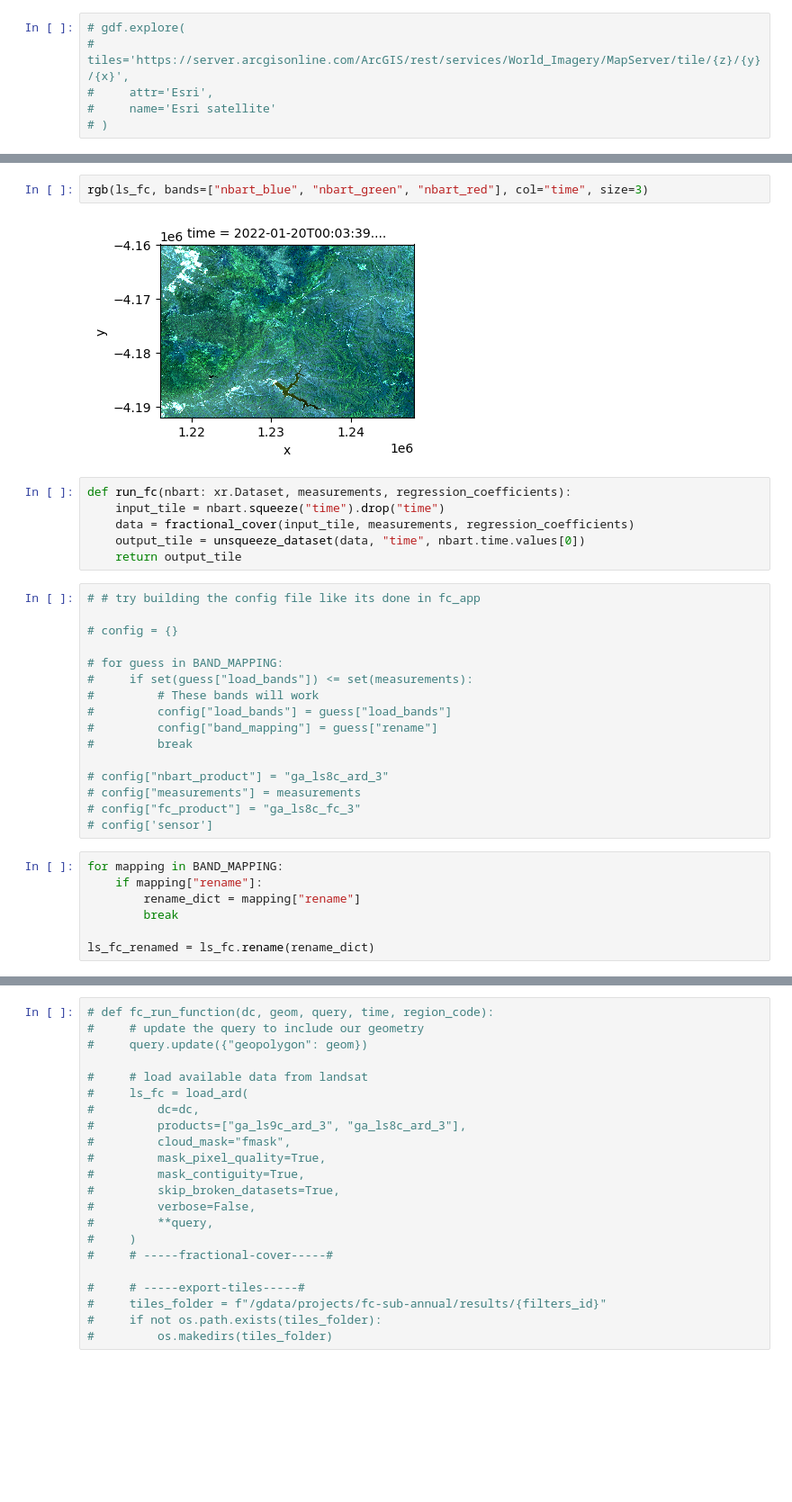
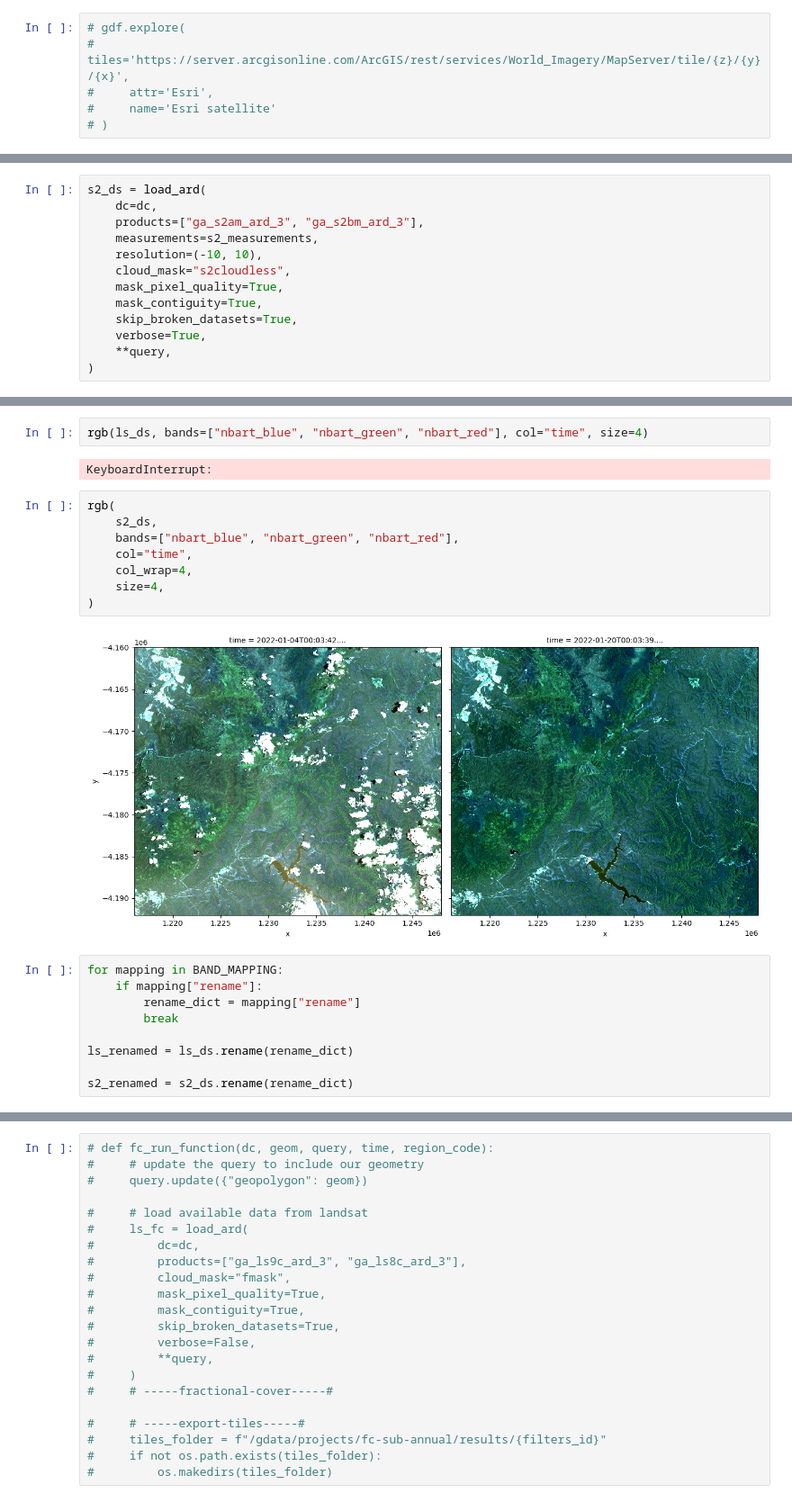
Before and after one commit to jennaguffogg/fc-sub-annual, a Jupyter notebook: notebooks/fc-landsat-exploration.ipynb, the cells around one changed output, grey strips where cells are left out. Shown at 90% size. Drawn from its saved outputs; the diff is of its cells as text; blank space fills up the shorter version.

```diff
--- a/notebooks/fc-landsat-exploration.ipynb
+++ b/notebooks/fc-landsat-exploration.ipynb
@@ -249,0 +251,13 @@ Returning 1 time steps as a dask array
+# %%
+s2_ds = load_ard(
+    dc=dc,
+    products=["ga_s2am_ard_3", "ga_s2bm_ard_3"],
+    measurements=s2_measurements,
+    resolution=(-10, 10),
+    cloud_mask="s2cloudless",
+    mask_pixel_quality=True,
+    mask_contiguity=True,
+    skip_broken_datasets=True,
+    verbose=True,
+    **query,
+)
@@ -349,35 +370,25 @@ EPSG:3577
 grid_mapping :
 spatial_ref
 # %%
-rgb(ls_fc, bands=["nbart_blue", "nbart_green", "nbart_red"], col="time", size=3)
+rgb(ls_ds, bands=["nbart_blue", "nbart_green", "nbart_red"], col="time", size=4)
 # %% [output]
-[figure, removed]
+KeyboardInterrupt:
-# %%
-def run_fc(nbart: xr.Dataset, measurements, regression_coefficients):
-    input_tile = nbart.squeeze("time").drop("time")
-    data = fractional_cover(input_tile, measurements, regression_coefficients)
-    output_tile = unsqueeze_dataset(data, "time", nbart.time.values[0])
-    return output_tile
-# %%
-# # try building the config file like its done in fc_app
-
-# config = {}
-
-# for guess in BAND_MAPPING:
-#     if set(guess["load_bands"]) <= set(measurements):
-#         # These bands will work
-#         config["load_bands"] = guess["load_bands"]
-#         config["band_mapping"] = guess["rename"]
-#         break
-
-# config["nbart_product"] = "ga_ls8c_ard_3"
-# config["measurements"] = measurements
-# config["fc_product"] = "ga_ls8c_fc_3"
-# config['sensor']
+# %%
+rgb(
+    s2_ds,
+    bands=["nbart_blue", "nbart_green", "nbart_red"],
+    col="time",
+    col_wrap=4,
+    size=4,
+)
+# %% [output]
+[figure, added]
 # %%
 for mapping in BAND_MAPPING:
     if mapping["rename"]:
         rename_dict = mapping["rename"]
         break
 
-ls_fc_renamed = ls_fc.rename(rename_dict)
+ls_renamed = ls_ds.rename(rename_dict)
+
+s2_renamed = s2_ds.rename(rename_dict)
```
Also changed, not shown: parts of 19 cells of this notebook.
